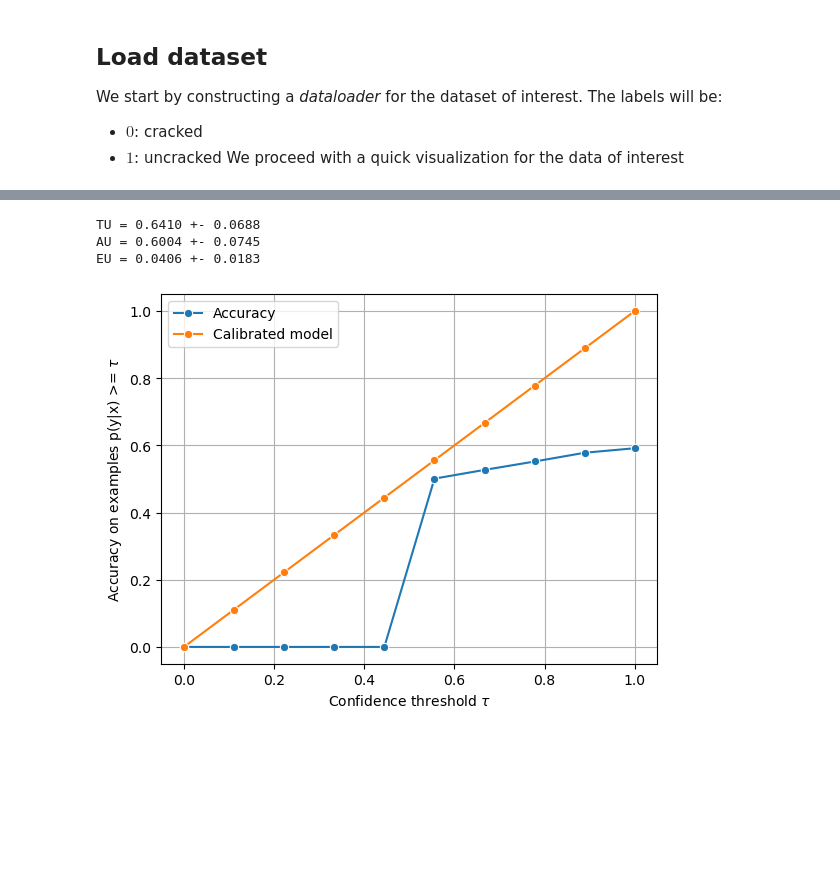
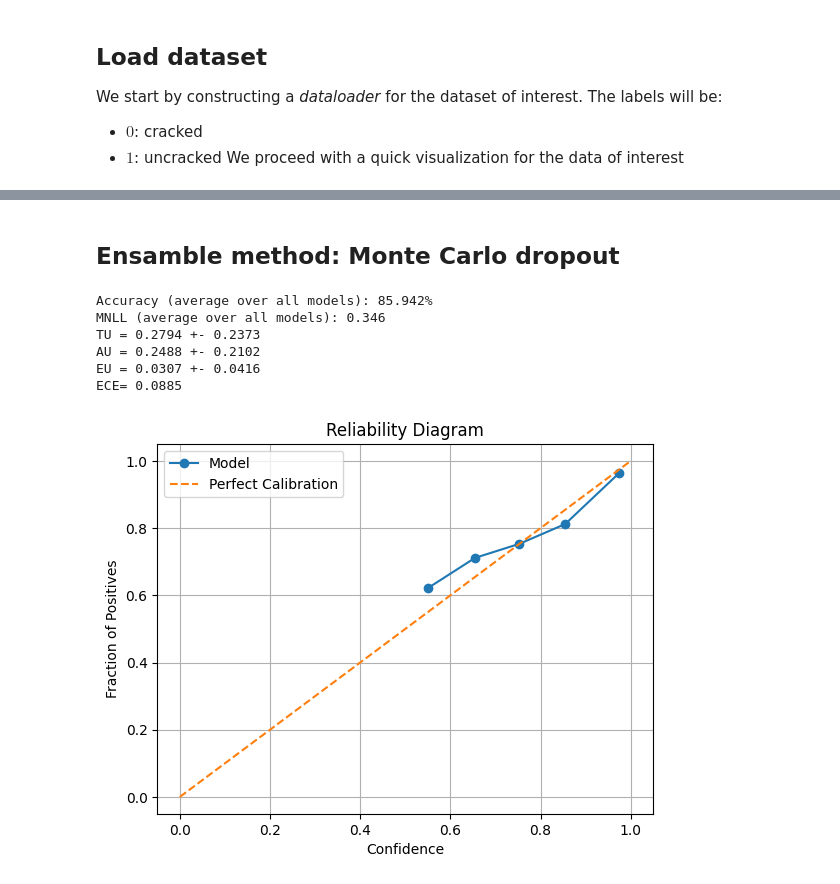
Before and after one commit to mattyred/KAUST-STAT301-BayesianDeepLearning, a Jupyter notebook: bdl_project.ipynb, the cells around one changed output, grey strips where cells are left out. Cells and saved outputs as stored; diff of their text form; code cells hidden in the pictures; blank space fills up the shorter version.

```diff
--- a/bdl_project.ipynb
+++ b/bdl_project.ipynb
@@ -104,51 +209,30 @@ RuntimeError: Attempting to deserialize object on a CUDA device but torch.cuda.i
+# %% [markdown]
+## Ensamble method: Monte Carlo dropout
 # %%
-model = torch.load('./experiments/models/lenet5-swag.pt', weights_only=False, map_location=torch.device('cpu'))
-results = np.load('./experiments/results/lenet5-swag.npz')
+model = torch.load('./experiments/models/resnet18_mcdropout.pt', weights_only=False, map_location=torch.device('cpu'))
+results = np.load('./experiments/results/resnet18_mcdropout.npz')
 output_probs = results['predictions']
 true_labels = results['true_labels']
 tu = total_uncertainty(output_probs)
-au = aleatoric_uncertainty(output_probs),
+au = aleatoric_uncertainty(output_probs)
 eu = tu - au
+ece = compute_ece(output_probs.mean(0), true_labels)
+nll_models = [nll(output_probs[m], results['true_labels']) for m in range(output_probs.shape[0])]
+acc_models = [accuracy(output_probs[m], results['true_labels']) for m in range(output_probs.shape[0])]
+neg_loglik = np.mean(nll_models)
+acc = np.mean(acc_models)
+print(f"Accuracy (average over all models): {acc*100:.3f}%")
+print(f"MNLL (average over all models): {neg_loglik:.3f}")
 print("TU = {:.4f} +- {:.4f}".format(np.mean(tu), np.std(tu)))
 print("AU = {:.4f} +- {:.4f}".format(np.mean(au), np.std(au)))
 print("EU = {:.4f} +- {:.4f}".format(np.mean(eu), np.std(eu)))
+print("ECE= {:.4f}".format(ece))
+plot_calibration(output_probs.mean(0), true_labels)
 # %% [output]
-TU = 0.6410 +- 0.0688
-AU = 0.6004 +- 0.0745
-EU = 0.0406 +- 0.0183
+Accuracy (average over all models): 85.942%
+MNLL (average over all models): 0.346
+TU = 0.2794 +- 0.2373
+AU = 0.2488 +- 0.2102
+EU = 0.0307 +- 0.0416
+ECE= 0.0885
+[figure, added]
-# %%
-output_probs_max_val = np.max(output_probs, axis=-1)  # M x N
-output_probs_max_class = np.argmax(output_probs, axis=-1)  # M x N
-
-tr = np.linspace(0, 1, 10)
-M, N, _ = output_probs.shape
-accuracies = np.zeros((len(tr), M))
-num_labels = np.zeros((len(tr), M))
-
-for i, threshold in enumerate(tr):
-    for m in range(M):
-        # Get boolean mask for samples with probability > threshold
-        mask = output_probs_max_val[m] < threshold  # N
-
-        # Mask predictions
-        valid_preds = output_probs_max_class[m][mask]
-        valid_labels = true_labels[mask]
-
-        # Compute accuracy for valid predictions
-        if len(valid_labels) > 0:
-            accuracies[i, m] = np.mean(valid_preds == valid_labels)
-        else:
-            accuracies[i, m] = 0
-        num_labels[i, m] = len(valid_labels)
-
-accuracies_avg_models = np.mean(accuracies, axis=1)
-num_labels_avg_models = np.mean(num_labels, axis=1)
-
-sns.lineplot(x=tr, y=accuracies_avg_models, marker='o', label='Accuracy')
-sns.lineplot(x=tr, y=tr, marker='o', label='Calibrated model')
-plt.xlabel(r'Confidence threshold $\tau$')
-plt.ylabel(r'Accuracy on examples p(y|x) >= $\tau$')
-plt.grid(True)
-plt.show()
-# %% [output]
-[figure, removed]
```
Also changed, not shown: parts of 19 cells of this notebook, 15 other files.
